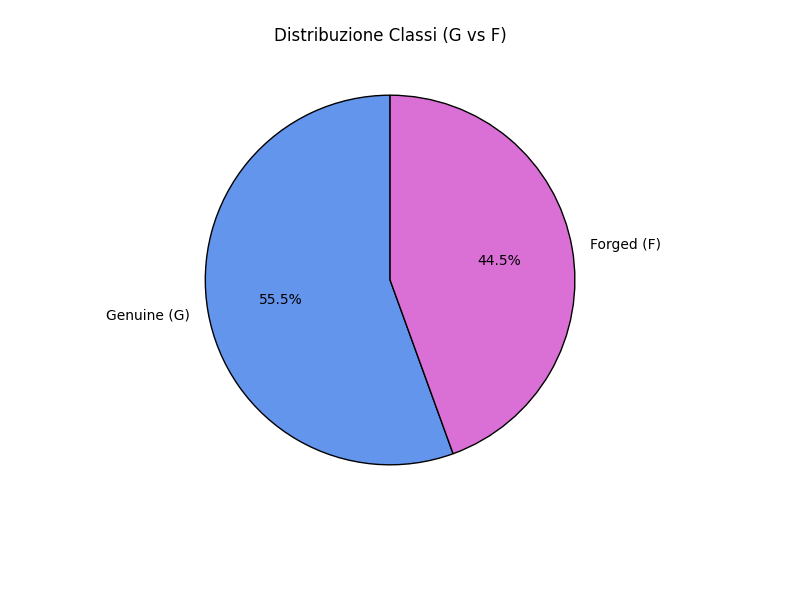
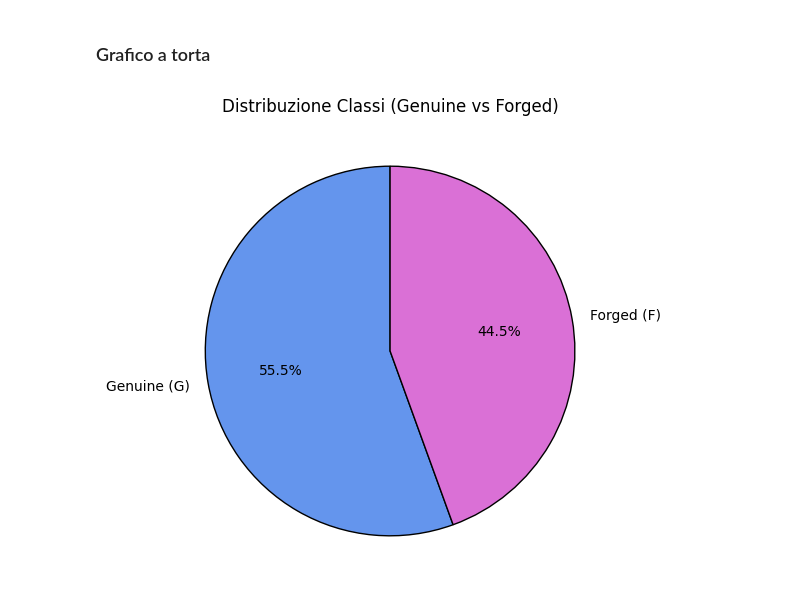
Before and after one commit to Pandanna/Data-Mining-Project, a Jupyter notebook: Banknote_dataset.ipynb, the cells around one changed output. Cells and saved outputs as stored; diff of their text form; code cells hidden in the pictures; blank space fills up the shorter version.

```diff
--- a/Banknote_dataset.ipynb
+++ b/Banknote_dataset.ipynb
@@ -96,0 +108,28 @@ Name: count, dtype: int64
+# %%
+print(f"Shape iniziale: {df.shape}")
+
+# --- Valori mancanti ---
+missing = df.isnull().sum()
+if missing.sum() > 0:
+    print(f"Valori mancanti:\n{missing[missing > 0]}")
+    df = df.dropna()
+else:
+    print("Nessun valore mancante")
+
+
+# --- Feature a varianza zero/quasi-zero ---
+# Rimuove feature con varianza < 0.01 che non portano informazione utile
+
+X_temp = df.drop('class', axis=1)
+var_selector = VarianceThreshold(threshold=0.01)
+var_selector.fit(X_temp)
+
+low_var_features = X_temp.columns[~var_selector.get_support()].tolist()
+if low_var_features:
+    print(f"Feature a bassa varianza rimosse: {low_var_features}")
+    df = df.drop(columns=low_var_features)
+else:
+    print("Nessuna feature a bassa varianza")
+
+# Aggiorna la lista delle feature dopo la rimozione
+feature_column_names = df.drop(columns=['class']).columns.tolist()
@@ -97,33 +144,36 @@ Name: count, dtype: int64
+# %% [markdown]
+### Grafico a torta
 # %%
-## VISUALIZZAZIONI (Blocco 2.1: Grafico a Torta) ---
+## VISUALIZZAZIONI (Grafico a Torta) ---
 
-# 1. Mappatura delle classi
+#Mappatura delle classi
 class_map = {'1': 'Genuine (G)', '2': 'Forged (F)'}
 color_map_dict = {'Genuine (G)': 'cornflowerblue', 'Forged (F)': 'orchid'}
 
 # Copia e crea la colonna etichettata
 df_plot = df.copy()
-df_plot['Diagnosis_Label'] = df[class_column_name].map(class_map)
+df_plot['Authenticity_Label'] = df['class'].map(class_map)
+df_plot = df_plot.drop(columns=['class'])
 
-# 2. Grafico a Torta (Distribuzione Classi)
+#Grafico a Torta (Distribuzione Classi)
 plt.figure(figsize=(6, 6))
 
 # Conta le classi e ordina
-counts = df_plot['Diagnosis_Label'].value_counts()
+counts = df_plot['Authenticity_Label'].value_counts()
 
 # Applica la color map in base all’ordine delle etichette
 colors = [color_map_dict[label] for label in counts.index]
 
 # Crea il grafico
 counts.plot.pie(
     autopct='%1.1f%%',
     colors=colors,
     wedgeprops={'edgecolor': 'black'},
     startangle=90
 )
 
-plt.title('Distribuzione Classi (G vs F)')
+plt.title('Distribuzione Classi (Genuine vs Forged)')
 plt.ylabel('')
 plt.show()
 # %% [output]
-[figure, old version]
+[figure, new version]
```
Also changed, not shown: parts of 57 cells of this notebook.
